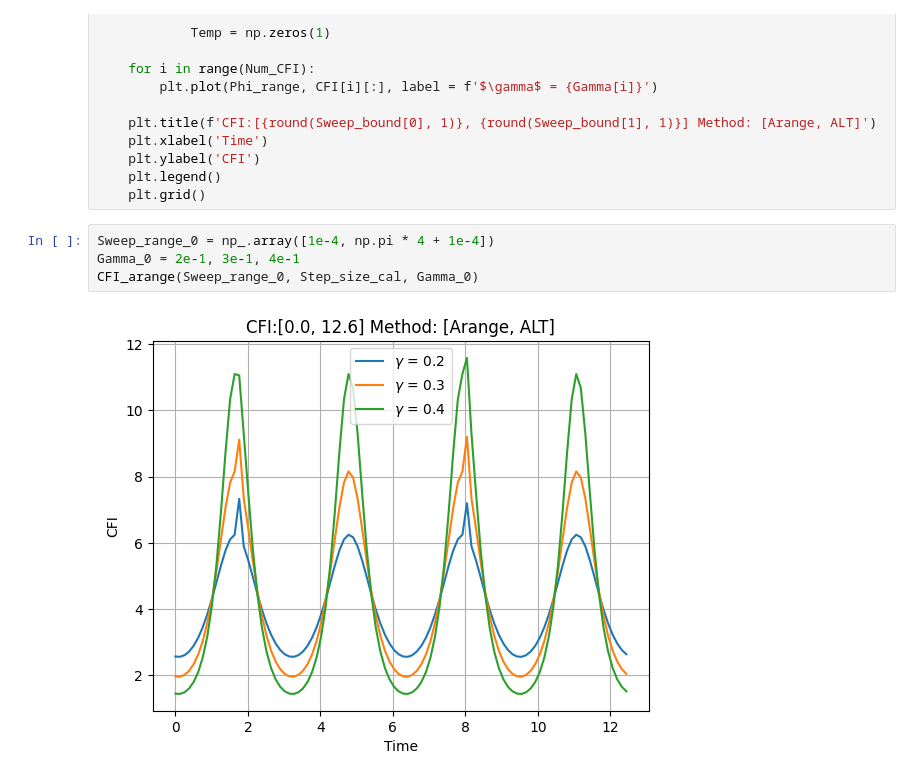
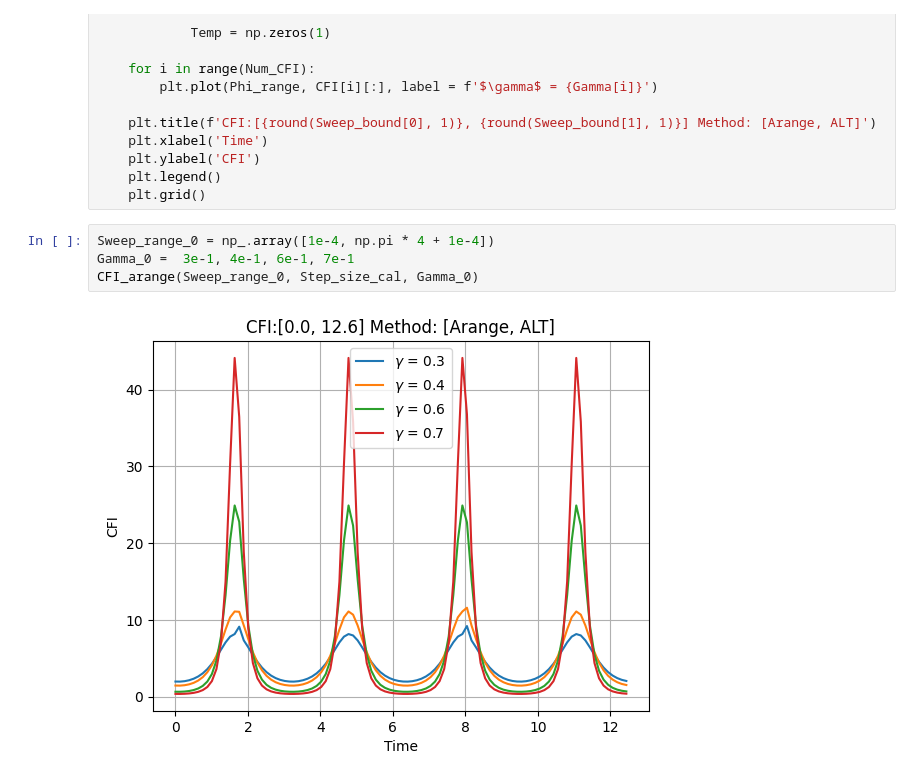
Before and after one commit to iridescent0923/Quantum_Optimization, a Jupyter notebook: Pennylane_Workspace/Metrology/CFI_optimize/Complete/2-qubit/CFI_Post-selected_[Alternative_circuit].ipynb, the cells around one changed output. Saved outputs shown, nothing was run; the diff lists cells and outputs as text.

```diff
--- a/Pennylane_Workspace/Metrology/CFI_optimize/Complete/2-qubit/CFI_Post-selected_[Alternative_circuit].ipynb
+++ b/Pennylane_Workspace/Metrology/CFI_optimize/Complete/2-qubit/CFI_Post-selected_[Alternative_circuit].ipynb
@@ -235,10 +235,10 @@ def CFI_arange(Sweep_bound, Step_size, Gamma):
     plt.grid()
 # %%
 Sweep_range_0 = np_.array([1e-4, np.pi * 4 + 1e-4])
-Gamma_0 = 2e-1, 3e-1, 4e-1
+Gamma_0 =  3e-1, 4e-1, 6e-1, 7e-1
 CFI_arange(Sweep_range_0, Step_size_cal, Gamma_0)
 # %% [output]
-[figure, old version]
+[figure, new version]
 # %%
 Sweep_range_1 = np_.array([1e-4, np.pi * 1 + 1e-4])
 
```
Also changed, not shown: parts of 1 cell of this notebook, 6 other files.
